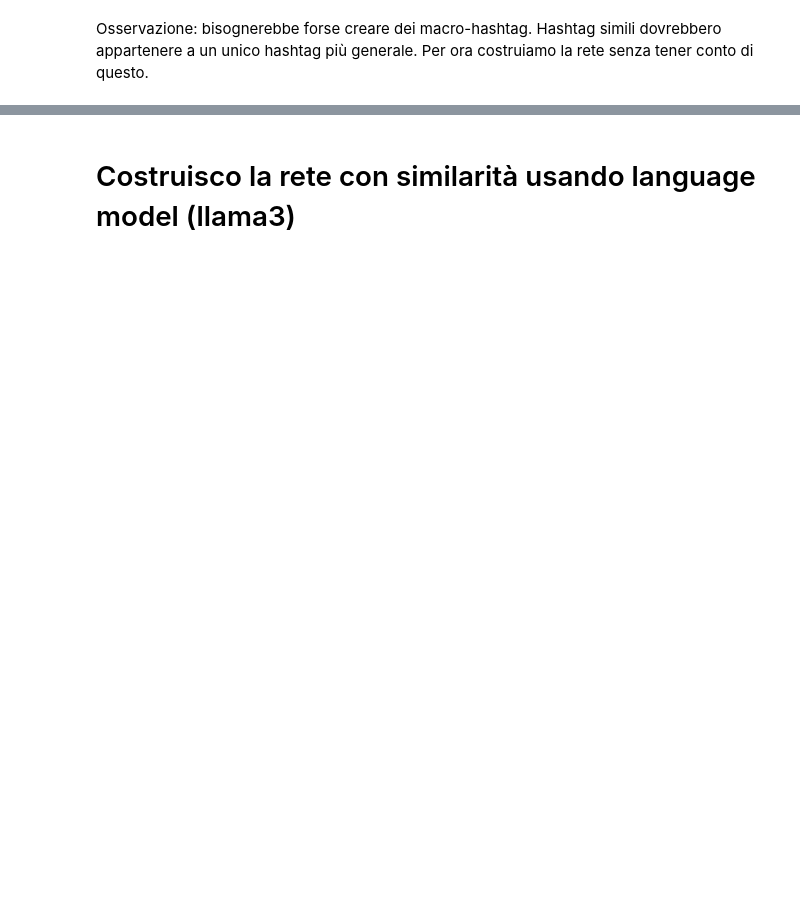
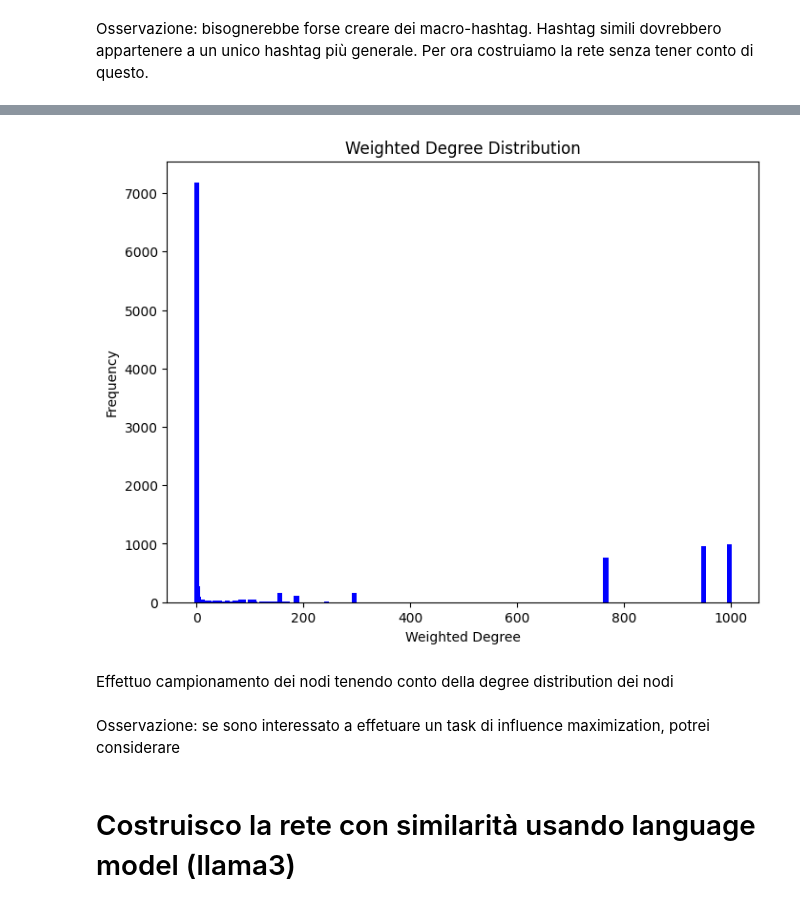
Before and after one commit to divadde/social_network_analysis_project, a Jupyter notebook: net-analysis-project.ipynb, the cells around one changed output, grey strips where cells are left out. Drawn from its saved outputs; the diff is of its cells as text; code cells hidden in the pictures; blank space fills up the shorter version.

```diff
--- a/net-analysis-project.ipynb
+++ b/net-analysis-project.ipynb
@@ -774,0 +755,23 @@ plt.show()
+# %%
+# Plot della weighted degree
+
+# Calcolare il weighted degree dei nodi
+weighted_degrees = dict(G.degree(weight='weight'))
+
+# Calcolare la distribuzione del weighted degree
+weighted_degree_count = Counter(weighted_degrees.values())
+deg, cnt = zip(*weighted_degree_count.items())
+
+# Fare il plot della distribuzione del weighted degree
+plt.figure(figsize=(8, 6))
+plt.bar(deg, cnt, width=10, color='b')
+
+plt.title("Weighted Degree Distribution")
+plt.xlabel("Weighted Degree")
+plt.ylabel("Frequency")
+
+plt.show()
+# %% [output]
+[figure, added]
+# %% [markdown]
+Effettuo campionamento dei nodi tenendo conto della degree distribution dei nodi
@@ -775,3 +825,5 @@ plt.show()
+# %% [markdown]
+Osservazione: se sono interessato a effetuare un task di influence maximization, potrei considerare
 # %% [markdown]
 # Costruisco la rete con similarità usando language model (llama3)
 # %%
```
Also changed, not shown: parts of 44 cells of this notebook.
